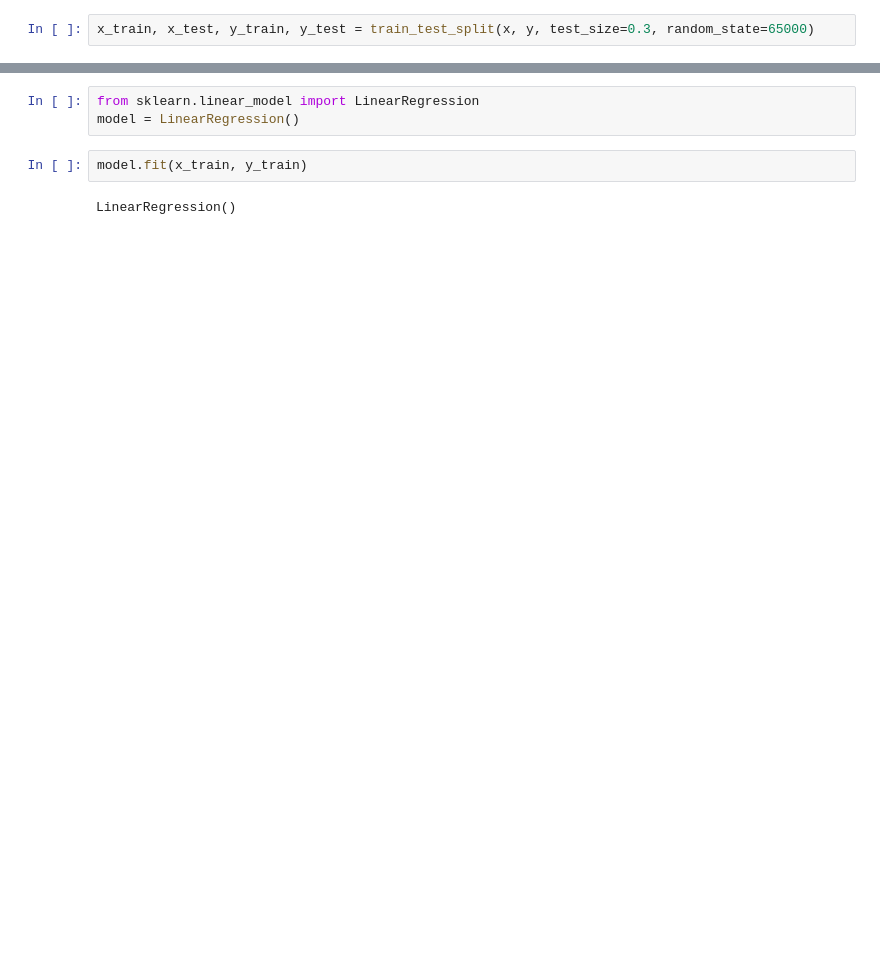
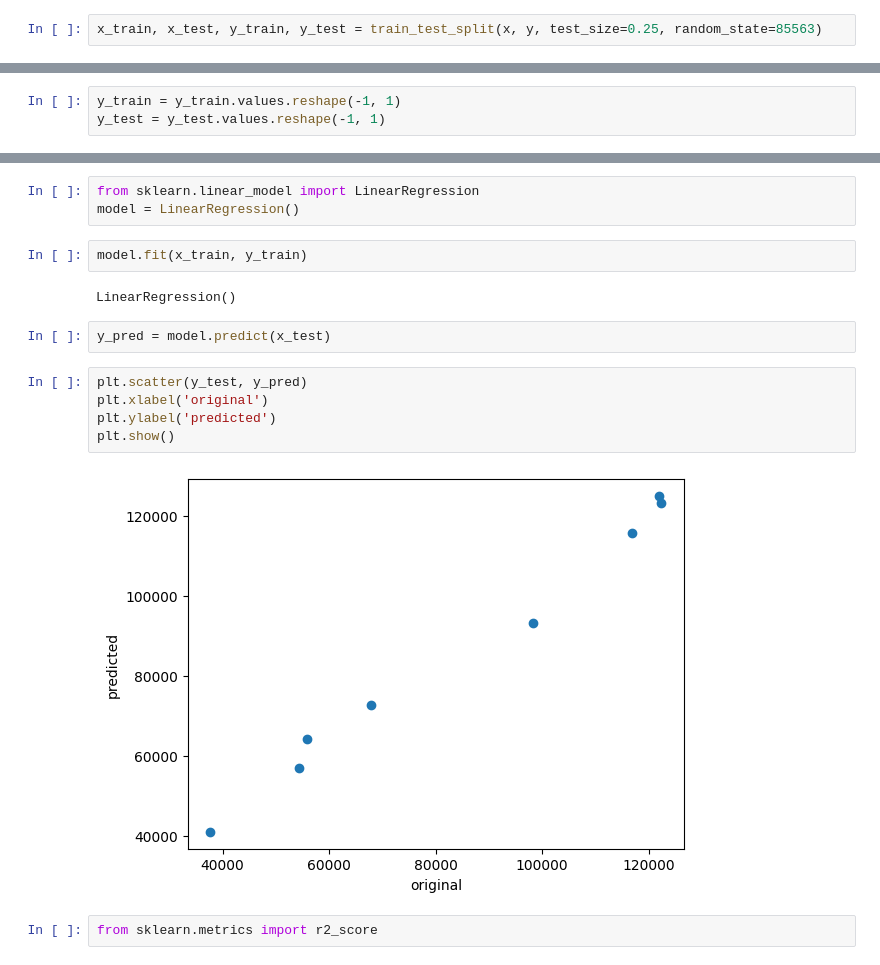
Before and after one commit to ESET0104/Basic_training, a Jupyter notebook: Basics_of_python/day-8/simple_linear_regression.ipynb, the cells around one changed output, grey strips where cells are left out. Cells and saved outputs as stored; diff of their text form; blank space fills up the shorter version.

```diff
--- a/Basics_of_python/day-8/simple_linear_regression.ipynb
+++ b/Basics_of_python/day-8/simple_linear_regression.ipynb
@@ -70,5 +74,5 @@ Name: Salary, dtype: float64
 # %%
-x_train, x_test, y_train, y_test = train_test_split(x, y, test_size=0.3, random_state=65000)
+x_train, x_test, y_train, y_test = train_test_split(x, y, test_size=0.25, random_state=85563)
 # %%
 x_train.shape, x_test.shape, y_train.shape, y_test.shape
 # %% [output]
@@ -75,0 +80,3 @@ x_train.shape, x_test.shape, y_train.shape, y_test.shape
+# %%
+y_train = y_train.values.reshape(-1, 1)
+y_test = y_test.values.reshape(-1, 1)
@@ -80,3 +111,14 @@ model = LinearRegression()
 model.fit(x_train, y_train)
 # %% [output]
 LinearRegression()
+# %%
+y_pred = model.predict(x_test)
+# %%
+plt.scatter(y_test, y_pred)
+plt.xlabel('original')
+plt.ylabel('predicted')
+plt.show()
+# %% [output]
+[figure, added]
+# %%
+from sklearn.metrics import r2_score
```
Also changed, not shown: parts of 5 cells of this notebook, 1 other file.
